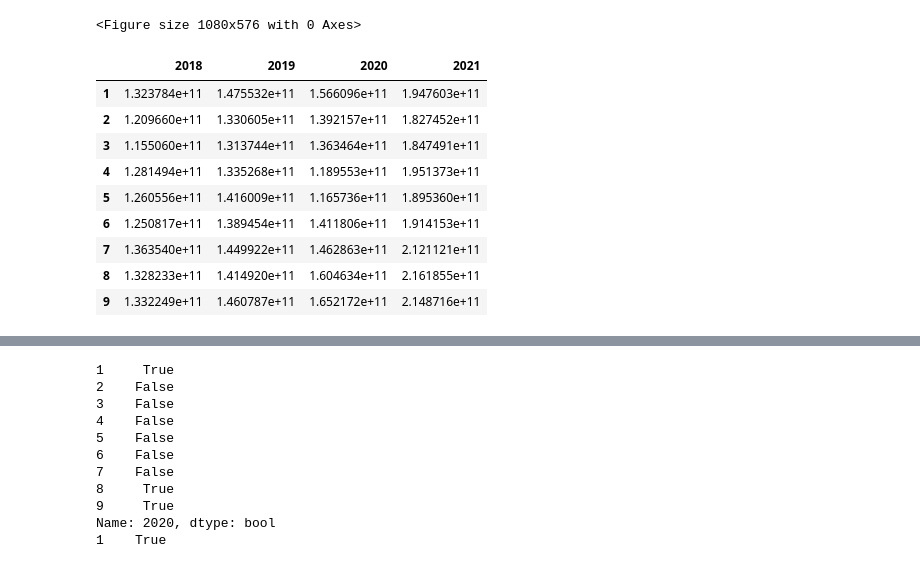
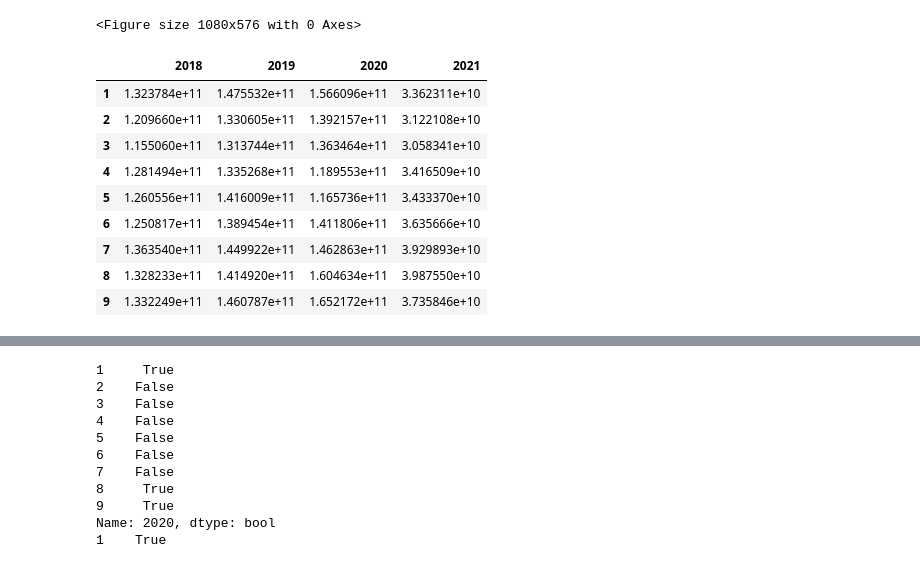
Before and after one commit to SergioNoivak/Analise_ICMS, a Jupyter notebook: Untitled.ipynb, the cells around one changed output, grey strips where cells are left out. Saved outputs shown, nothing was run; the diff lists cells and outputs as text; code cells hidden in the pictures.

```diff
--- a/Untitled.ipynb
+++ b/Untitled.ipynb
@@ -76,43 +76,43 @@ cotacao_dollar = {
 
 }
 
 ano_anterior = ''
 for arquivo in arquivos_para_abrir:
 
     mes_lido = pd.read_csv("dados/{}".format(arquivo),sep=";")
     icms_mes = (float(mes_lido[mes_lido['TIPO_RECEITA']=="ICMS"]["VALR_TOTAL"][0].replace(',','')))
     codigo_arquivo = str(mes_lido["ANO_MES"][0])
     mes = ("{}{}".format(codigo_arquivo[len(codigo_arquivo)-2],codigo_arquivo[len(codigo_arquivo)-1]))
     ano = ("{}{}{}{}".format(codigo_arquivo[0],codigo_arquivo[1],codigo_arquivo[2],codigo_arquivo[3]))
 
     if ano!=ano_anterior:
         lista_icms[ano] = []
         lista_meses[ano] = []
     prob = 1
     if ano =='2021':
-         prob= prob - (cotacao_dollar[ano][int(mes)-1]/100)
+         prob= cotacao_dollar[ano][int(mes)-1]
 
     lista_icms[ano].insert(len(lista_icms[ano]),(icms_mes/prob ))
     lista_meses[ano].insert(len(lista_meses[ano]),int(mes))
     ano_anterior = ano
 
 
 df = pd.DataFrame()
 for key in lista_icms:
     df  = pd.concat([df, pd.DataFrame(data=lista_icms[key],index=lista_meses[key],columns=[key])],axis=1)
 
 df
 # %% [output]
 |  | 2018 | 2019 | 2020 | 2021 |
-| 1 | 1.323784e+11 | 1.475532e+11 | 1.566096e+11 | 1.947603e+11 |
-| 2 | 1.209660e+11 | 1.330605e+11 | 1.392157e+11 | 1.827452e+11 |
-| 3 | 1.155060e+11 | 1.313744e+11 | 1.363464e+11 | 1.847491e+11 |
-| 4 | 1.281494e+11 | 1.335268e+11 | 1.189553e+11 | 1.951373e+11 |
-| 5 | 1.260556e+11 | 1.416009e+11 | 1.165736e+11 | 1.895360e+11 |
-| 6 | 1.250817e+11 | 1.389454e+11 | 1.411806e+11 | 1.914153e+11 |
-| 7 | 1.363540e+11 | 1.449922e+11 | 1.462863e+11 | 2.121121e+11 |
-| 8 | 1.328233e+11 | 1.414920e+11 | 1.604634e+11 | 2.161855e+11 |
-| 9 | 1.332249e+11 | 1.460787e+11 | 1.652172e+11 | 2.148716e+11 |
+| 1 | 1.323784e+11 | 1.475532e+11 | 1.566096e+11 | 3.362311e+10 |
+| 2 | 1.209660e+11 | 1.330605e+11 | 1.392157e+11 | 3.122108e+10 |
+| 3 | 1.155060e+11 | 1.313744e+11 | 1.363464e+11 | 3.058341e+10 |
+| 4 | 1.281494e+11 | 1.335268e+11 | 1.189553e+11 | 3.416509e+10 |
+| 5 | 1.260556e+11 | 1.416009e+11 | 1.165736e+11 | 3.433370e+10 |
+| 6 | 1.250817e+11 | 1.389454e+11 | 1.411806e+11 | 3.635666e+10 |
+| 7 | 1.363540e+11 | 1.449922e+11 | 1.462863e+11 | 3.929893e+10 |
+| 8 | 1.328233e+11 | 1.414920e+11 | 1.604634e+11 | 3.987550e+10 |
+| 9 | 1.332249e+11 | 1.460787e+11 | 1.652172e+11 | 3.735846e+10 |
 # %%
 hist = df.plot.bar()
 hist.set_xlabel("Meses do Ano")
```
Also changed, not shown: parts of 2 cells of this notebook.
